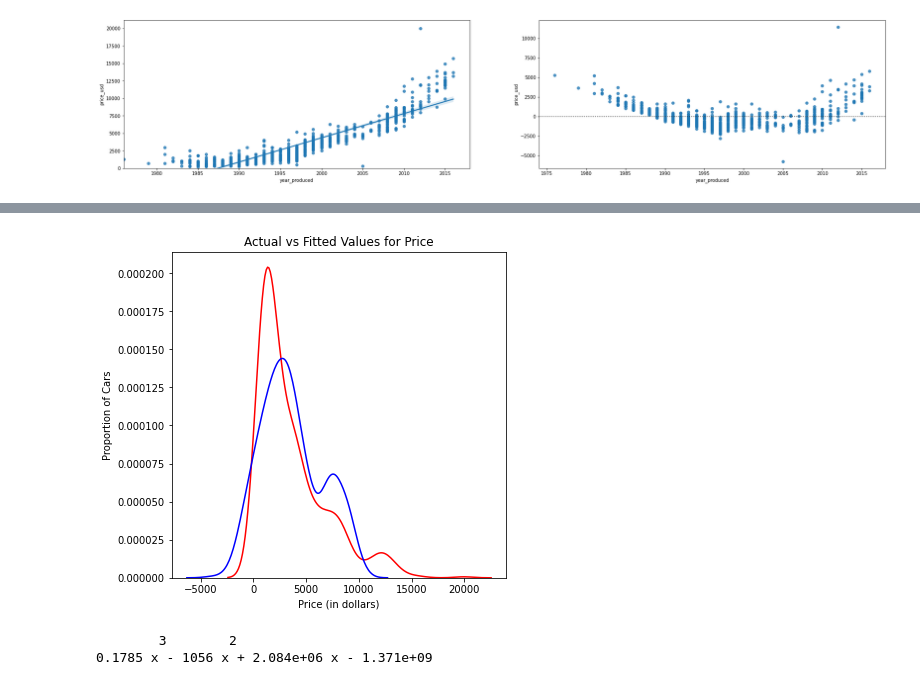
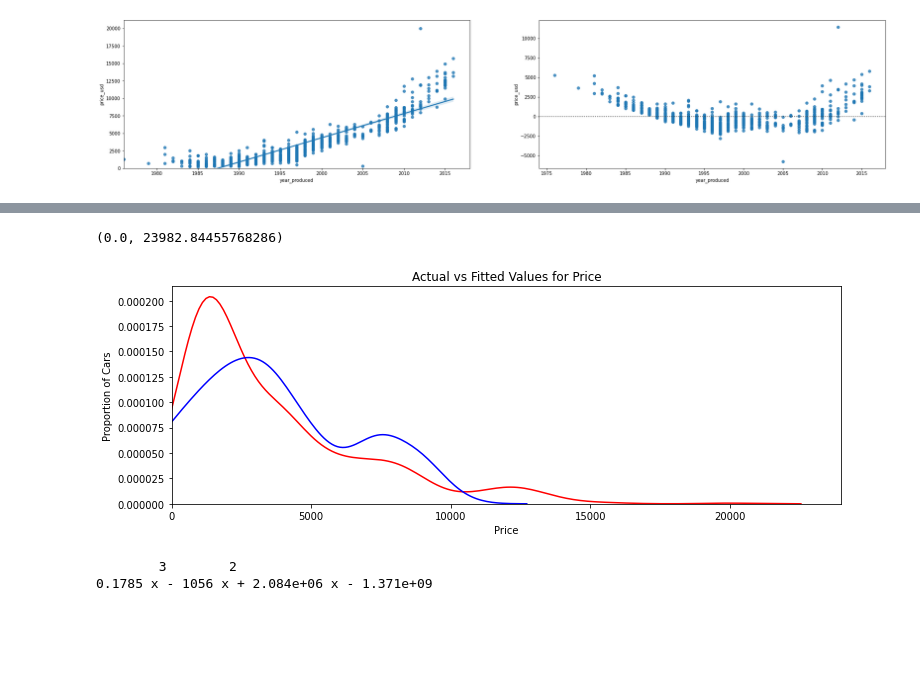
Before and after one commit to grtfreitas/PredictiveModelingRegression, a Jupyter notebook: PredictiveModelingRegression.ipynb, the cells around one changed output, grey strips where cells are left out. Saved outputs shown, nothing was run; the diff lists cells and outputs as text; code cells hidden in the pictures; blank space fills up the shorter version.

```diff
--- a/PredictiveModelingRegression.ipynb
+++ b/PredictiveModelingRegression.ipynb
@@ -13,4 +13,5 @@ def SelectModel(pathfile,modelname):
     df = pd.read_csv(pathfile)
     return df[df['model_name'].isin([modelname])].reset_index(drop=True).drop(['feature_1','feature_2','feature_3','feature_4','feature_5','feature_6','feature_7','feature_8','feature_9','duration_listed','engine_has_gas','engine_type','has_warranty','is_exchangeable','location_region','number_of_photos','body_type','up_counter','feature_0','manufacturer_name','model_name'],axis=1)
 # %%
-cardf = SelectModel('C:/Users/Gfreitas/Downloads/ModeloPreditivoCarrosUsados/cars.csv','Golf')
+basedf = SelectModel('C:/Users/Gfreitas/Downloads/ModeloPreditivoCarrosUsados/cars.csv','Golf')
+TargetVar = basedf['price_usd']
@@ -66,4 +40,5 @@ sns.boxplot(x='state',y='price_usd',data=cardf, ax=axs[3])
 def Dummies(df,column):
     return pd.concat([df, pd.get_dummies(df[column])],axis=1).drop(column,axis=1)
 # %%
-cardf = Dummies(SelectModel('C:/Users/Gfreitas/Downloads/ModeloPreditivoCarrosUsados/cars.csv','Golf'),['transmission','state','engine_fuel','drivetrain','color'])
+cardf = Dummies(basedf,['transmission','state','engine_fuel','drivetrain','color'])
+TargetVar = cardf['price_usd']
@@ -158,14 +96,14 @@ ANOVA color_yellow x Price: F-Value= 892.99 P-Value: 0.0
 # %%
 #Regressão Linear Simples + Residual Plot
 lm = LinearRegression()
+x = cardf['year_produced']
 X = cardf[['year_produced']]
-Y = cardf['price_usd']
-lm.fit(X,Y)
+lm.fit(X,TargetVar)
 fig, axs = plt.subplots(ncols=2, figsize=(30,6))
-ax0 = sns.regplot(x=X,y=Y,data=cardf,ax=axs[0])
-ax1 = sns.residplot(x=X,y=Y,data=cardf,ax=axs[1])
+ax0 = sns.regplot(x=X,y=TargetVar,data=cardf,ax=axs[0])
+ax1 = sns.residplot(x=X,y=TargetVar,data=cardf,ax=axs[1])
 ax0.set_ylim(0,)
-ax0.set_xlim(cardf['year_produced'].min(),)
+ax0.set_xlim(x.min(),)
 print('Model Equation: Predicted Price =',lm.intercept_,'+ (',float(lm.coef_),'*','Year Produced)')
 #Residual plot shows that linear regression is not a good model (curvy residual)
 # %% [output]
@@ -174,14 +112,11 @@ Model Equation: Predicted Price = -687740.0671526314 + ( 346.0436035430563 * Yea
 # %%
 #Regressão Linear Múltipla
 lm1 = LinearRegression()
-Z = vwjetta_df[['odometer_value','year_produced', 'transmission_automatic','state_emergency']]
-lm1.fit(Z,Y)
-width = 6
-height = 6
+Z = cardf[['odometer_value','year_produced', 'transmission_automatic','state_emergency']] #adapt to get all but price
+lm1.fit(Z,TargetVar)
 print("Ponto de Interceptação:",lm1.intercept_)
 print("Coeficientes:",lm1.coef_)
 print('Equação do Modelo: Preço = ',lm1.intercept_,'+ (',lm1.coef_[0],'*','Odômetro)+(',lm1.coef_[1],'*','Ano Produzido)+(',lm1.coef_[2],'*','Automático? 1-Sim, 0-Não)+(',lm1.coef_[3],'*','Acidentes? 1-Sim, 0-Não)')
-print('Carro com 120000 km rodados, ano de 2010, automático, sem acidentes, tem o preço predito :',(lm1.coef_[0]*120000)+(lm1.coef_[1]*2010)+(lm1.coef_[2]*1)+(lm1.coef_[3]*0)+lm1.intercept_)
 # %% [output]
 Ponto de Interceptação: -665940.7550091271
 Coeficientes: [-1.97551359e-04  3.35113360e+02  7.55112185e+02 -2.30703378e+02]
@@ -206,16 +124,15 @@ cardf
 # %%
 Y_hat = lm1.predict(Z)
-plt.figure(figsize=(width, height))
-ax1 = sns.kdeplot(vwjetta_df['price_usd'], color="r", label="Actual Value")
-sns.kdeplot(Y_hat, color="b", label="Fitted Values" , ax=ax1)
+plt.figure(figsize=(12,4))
+ax1 = sns.kdeplot(TargetVar, color="r", label="Actual Value")
+sns.kdeplot(Y_hat, color="b", label="Fitted Values", ax=ax1)
 
 plt.title('Actual vs Fitted Values for Price')
-plt.xlabel('Price (in dollars)')
+plt.xlabel('Price')
 plt.ylabel('Proportion of Cars')
-
-plt.show()
-plt.close()
+plt.xlim(0,)
 # %% [output]
+(0.0, 23982.84455768286)
-[figure, old version]
+[figure, new version]
 # %%
 #Regressao Polinomial
```
Also changed, not shown: parts of 23 cells of this notebook.
